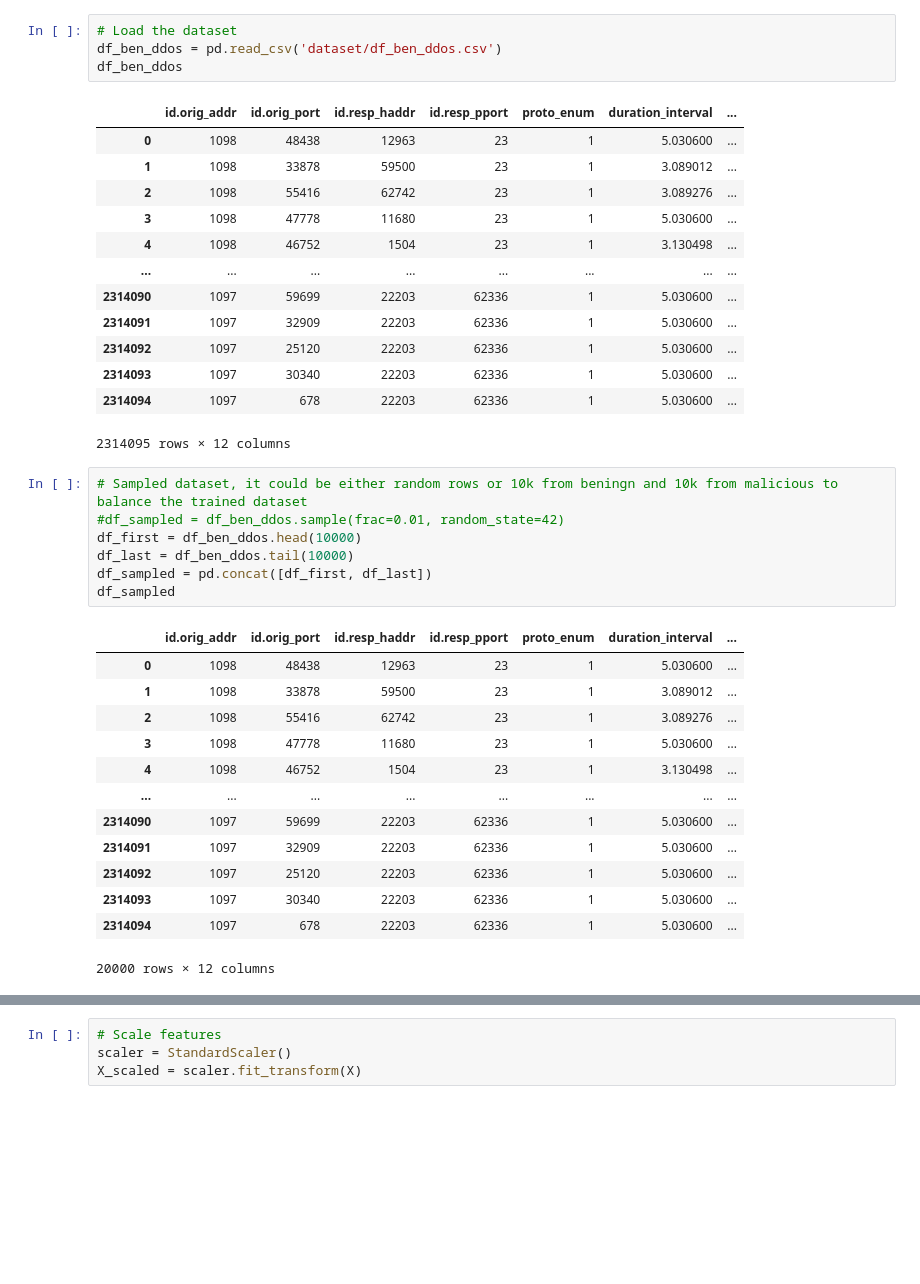
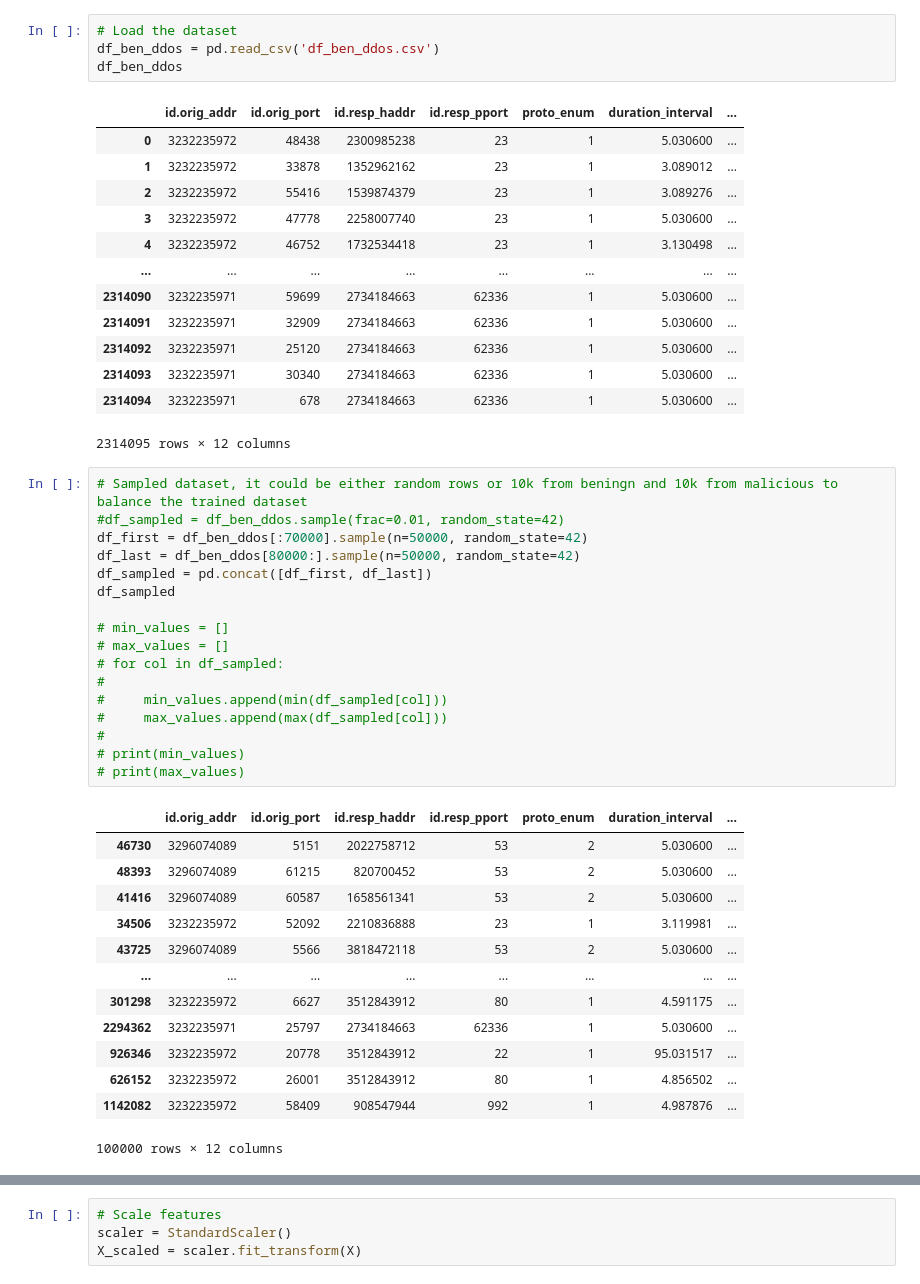
Before and after one commit to panayiotishad04/DDoS-Classification-Poisoning, a Jupyter notebook: nn_model.ipynb, the cells around one changed output, grey strips where cells are left out. Saved outputs shown, nothing was run; the diff lists cells and outputs as text; blank space fills up the shorter version.

```diff
--- a/nn_model.ipynb
+++ b/nn_model.ipynb
@@ -15,41 +12,51 @@ import matplotlib.pyplot as plt
 # %%
 # Load the dataset
-df_ben_ddos = pd.read_csv('dataset/df_ben_ddos.csv')
+df_ben_ddos = pd.read_csv('df_ben_ddos.csv')
 df_ben_ddos
 # %% [output]
 |  | id.orig_addr | id.orig_port | id.resp_haddr | id.resp_pport | proto_enum | duration_interval | ... |
-| 0 | 1098 | 48438 | 12963 | 23 | 1 | 5.030600 | ... |
-| 1 | 1098 | 33878 | 59500 | 23 | 1 | 3.089012 | ... |
-| 2 | 1098 | 55416 | 62742 | 23 | 1 | 3.089276 | ... |
-| 3 | 1098 | 47778 | 11680 | 23 | 1 | 5.030600 | ... |
-| 4 | 1098 | 46752 | 1504 | 23 | 1 | 3.130498 | ... |
+| 0 | 3232235972 | 48438 | 2300985238 | 23 | 1 | 5.030600 | ... |
+| 1 | 3232235972 | 33878 | 1352962162 | 23 | 1 | 3.089012 | ... |
+| 2 | 3232235972 | 55416 | 1539874379 | 23 | 1 | 3.089276 | ... |
+| 3 | 3232235972 | 47778 | 2258007740 | 23 | 1 | 5.030600 | ... |
+| 4 | 3232235972 | 46752 | 1732534418 | 23 | 1 | 3.130498 | ... |
 | ... | ... | ... | ... | ... | ... | ... | ... |
-| 2314090 | 1097 | 59699 | 22203 | 62336 | 1 | 5.030600 | ... |
-| 2314091 | 1097 | 32909 | 22203 | 62336 | 1 | 5.030600 | ... |
-| 2314092 | 1097 | 25120 | 22203 | 62336 | 1 | 5.030600 | ... |
-| 2314093 | 1097 | 30340 | 22203 | 62336 | 1 | 5.030600 | ... |
-| 2314094 | 1097 | 678 | 22203 | 62336 | 1 | 5.030600 | ... |
+| 2314090 | 3232235971 | 59699 | 2734184663 | 62336 | 1 | 5.030600 | ... |
+| 2314091 | 3232235971 | 32909 | 2734184663 | 62336 | 1 | 5.030600 | ... |
+| 2314092 | 3232235971 | 25120 | 2734184663 | 62336 | 1 | 5.030600 | ... |
+| 2314093 | 3232235971 | 30340 | 2734184663 | 62336 | 1 | 5.030600 | ... |
+| 2314094 | 3232235971 | 678 | 2734184663 | 62336 | 1 | 5.030600 | ... |
 2314095 rows × 12 columns
 # %%
 # Sampled dataset, it could be either random rows or 10k from beningn and 10k from malicious to balance the trained dataset
 #df_sampled = df_ben_ddos.sample(frac=0.01, random_state=42)
-df_first = df_ben_ddos.head(10000)
-df_last = df_ben_ddos.tail(10000)
+df_first = df_ben_ddos[:70000].sample(n=50000, random_state=42)
+df_last = df_ben_ddos[80000:].sample(n=50000, random_state=42)
 df_sampled = pd.concat([df_first, df_last])
 df_sampled
+
+# min_values = []
+# max_values = []
+# for col in df_sampled:
+#
+#     min_values.append(min(df_sampled[col]))
+#     max_values.append(max(df_sampled[col]))
+#
+# print(min_values)
+# print(max_values)
 # %% [output]
 |  | id.orig_addr | id.orig_port | id.resp_haddr | id.resp_pport | proto_enum | duration_interval | ... |
-| 0 | 1098 | 48438 | 12963 | 23 | 1 | 5.030600 | ... |
-| 1 | 1098 | 33878 | 59500 | 23 | 1 | 3.089012 | ... |
-| 2 | 1098 | 55416 | 62742 | 23 | 1 | 3.089276 | ... |
-| 3 | 1098 | 47778 | 11680 | 23 | 1 | 5.030600 | ... |
-| 4 | 1098 | 46752 | 1504 | 23 | 1 | 3.130498 | ... |
+| 46730 | 3296074089 | 5151 | 2022758712 | 53 | 2 | 5.030600 | ... |
+| 48393 | 3296074089 | 61215 | 820700452 | 53 | 2 | 5.030600 | ... |
+| 41416 | 3296074089 | 60587 | 1658561341 | 53 | 2 | 5.030600 | ... |
+| 34506 | 3232235972 | 52092 | 2210836888 | 23 | 1 | 3.119981 | ... |
+| 43725 | 3296074089 | 5566 | 3818472118 | 53 | 2 | 5.030600 | ... |
 | ... | ... | ... | ... | ... | ... | ... | ... |
-| 2314090 | 1097 | 59699 | 22203 | 62336 | 1 | 5.030600 | ... |
-| 2314091 | 1097 | 32909 | 22203 | 62336 | 1 | 5.030600 | ... |
-| 2314092 | 1097 | 25120 | 22203 | 62336 | 1 | 5.030600 | ... |
-| 2314093 | 1097 | 30340 | 22203 | 62336 | 1 | 5.030600 | ... |
-| 2314094 | 1097 | 678 | 22203 | 62336 | 1 | 5.030600 | ... |
+| 301298 | 3232235972 | 6627 | 3512843912 | 80 | 1 | 4.591175 | ... |
+| 2294362 | 3232235971 | 25797 | 2734184663 | 62336 | 1 | 5.030600 | ... |
+| 926346 | 3232235972 | 20778 | 3512843912 | 22 | 1 | 95.031517 | ... |
+| 626152 | 3232235972 | 26001 | 3512843912 | 80 | 1 | 4.856502 | ... |
+| 1142082 | 3232235972 | 58409 | 908547944 | 992 | 1 | 4.987876 | ... |
-20000 rows × 12 columns
+100000 rows × 12 columns
 # %%
 # Separate features and target labels
```
Also changed, not shown: parts of 10 cells of this notebook, 3 other files.
